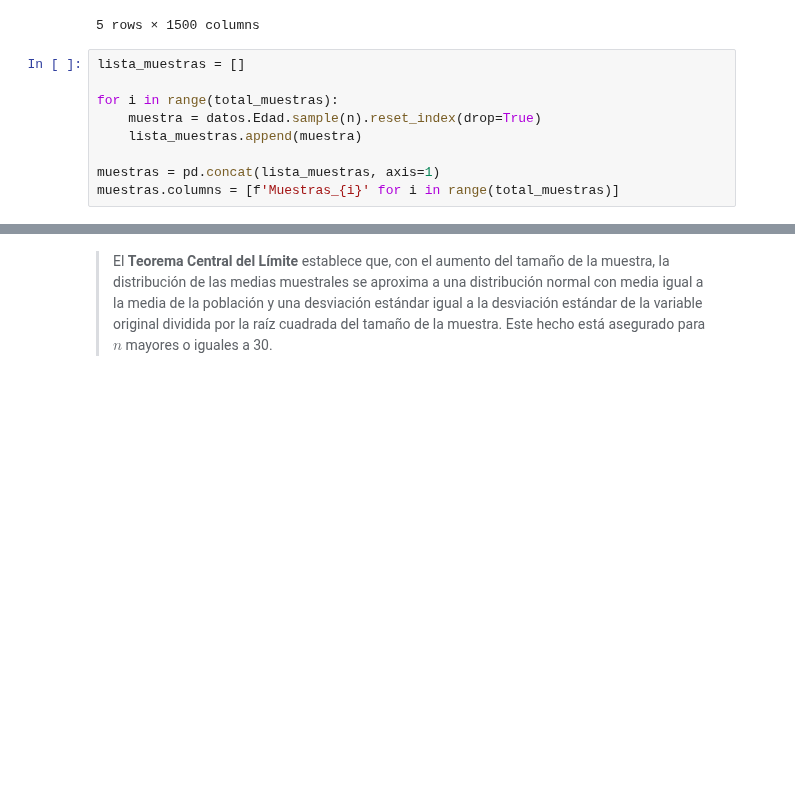
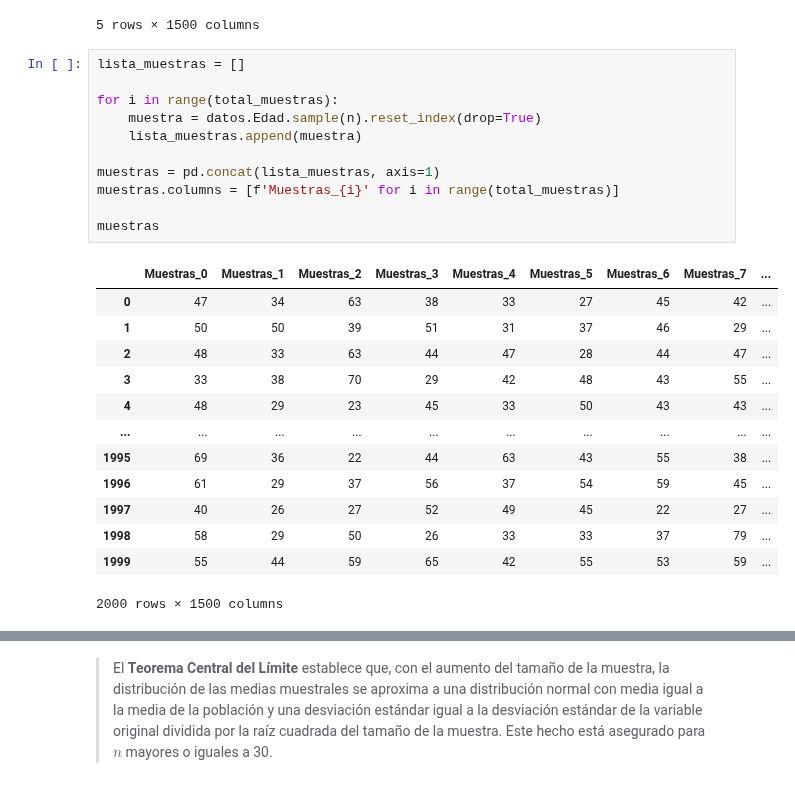
Before and after one commit to r2x4/machine_alura_oracle, a Jupyter notebook: probabilidad_y_muestreo/Inicial.ipynb, the cells around one changed output, grey strips where cells are left out. Cells and saved outputs as stored; diff of their text form; blank space fills up the shorter version.

```diff
--- a/probabilidad_y_muestreo/Inicial.ipynb
+++ b/probabilidad_y_muestreo/Inicial.ipynb
@@ -1135,10 +1135,26 @@ muestras.head()
 # %%
 lista_muestras = []
 
 for i in range(total_muestras):
     muestra = datos.Edad.sample(n).reset_index(drop=True)
     lista_muestras.append(muestra)
 
 muestras = pd.concat(lista_muestras, axis=1)
 muestras.columns = [f'Muestras_{i}' for i in range(total_muestras)]
+
+muestras
+# %% [output]
+|  | Muestras_0 | Muestras_1 | Muestras_2 | Muestras_3 | Muestras_4 | Muestras_5 | Muestras_6 | Muestras_7 | ... |
+| 0 | 47 | 34 | 63 | 38 | 33 | 27 | 45 | 42 | ... |
+| 1 | 50 | 50 | 39 | 51 | 31 | 37 | 46 | 29 | ... |
+| 2 | 48 | 33 | 63 | 44 | 47 | 28 | 44 | 47 | ... |
+| 3 | 33 | 38 | 70 | 29 | 42 | 48 | 43 | 55 | ... |
+| 4 | 48 | 29 | 23 | 45 | 33 | 50 | 43 | 43 | ... |
+| ... | ... | ... | ... | ... | ... | ... | ... | ... | ... |
+| 1995 | 69 | 36 | 22 | 44 | 63 | 43 | 55 | 38 | ... |
+| 1996 | 61 | 29 | 37 | 56 | 37 | 54 | 59 | 45 | ... |
+| 1997 | 40 | 26 | 27 | 52 | 49 | 45 | 22 | 27 | ... |
+| 1998 | 58 | 29 | 50 | 26 | 33 | 33 | 37 | 79 | ... |
+| 1999 | 55 | 44 | 59 | 65 | 42 | 55 | 53 | 59 | ... |
+2000 rows × 1500 columns
 # %%
```
Also changed, not shown: parts of 8 cells of this notebook.
